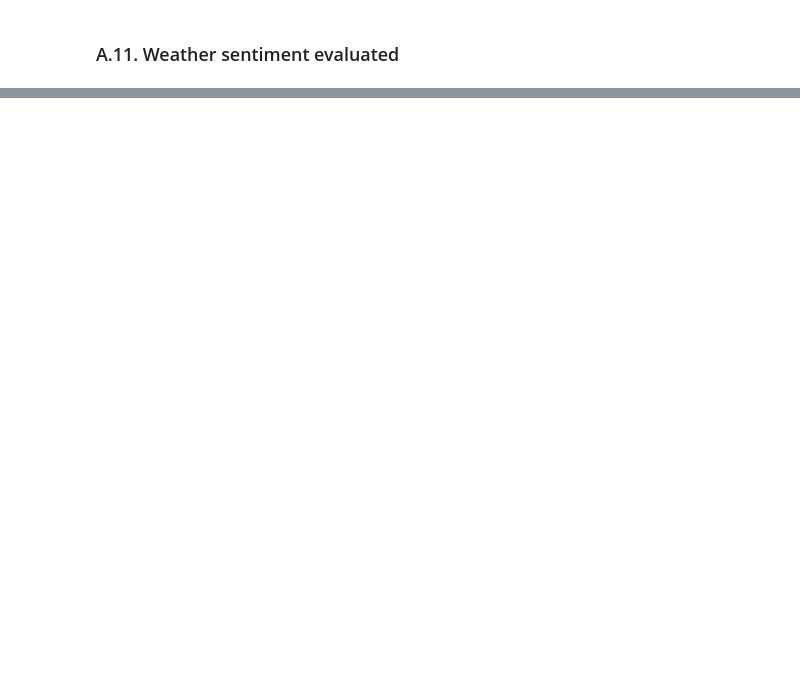
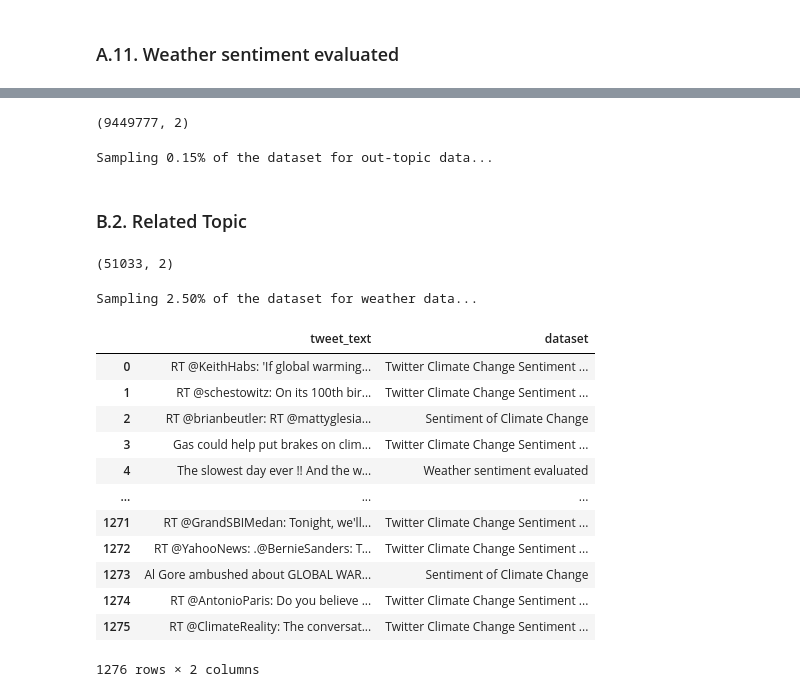
Before and after one commit to dhnhut/disaster-tweets, a Jupyter notebook: notebooks/1_2_extended_datasets.ipynb, the cells around one changed output, grey strips where cells are left out. Cells and saved outputs as stored; diff of their text form; code cells hidden in the pictures; blank space fills up the shorter version.

Commit message:
Export extendeds datasets

```diff
--- a/notebooks/1_2_extended_datasets.ipynb
+++ b/notebooks/1_2_extended_datasets.ipynb
@@ -203,7 +349,9 @@ Shape (3807585, 4)
 ### A.9. Sentiment of Climate Change
 # %%
 df_9 = load_dataset(
-    filepath=dataset_path / 'Sentiment of Climate Change' / '1377884570_tweet_global_warming.csv',
+    dataset="Sentiment of Climate Change",
+    file="1377884570_tweet_global_warming.csv",
+    map_columns={"tweet": "tweet_text"},
 )
 # %% [output]
 Shape (6090, 3)
@@ -217,7 +372,9 @@ Shape (6090, 3)
 ### A.10. Twitter Climate Change Sentiment Dataset
 # %%
 df_10 = load_dataset(
-    filepath=dataset_path / 'Twitter Climate Change Sentiment Dataset' / 'twitter_sentiment_data.csv',
+    dataset="Twitter Climate Change Sentiment Dataset",
+    file="twitter_sentiment_data.csv",
+    map_columns={"message": "tweet_text"},
 )
 # %% [output]
 Shape (43943, 3)
@@ -231,7 +395,9 @@ Shape (43943, 3)
 ### A.11. Weather sentiment evaluated
 # %%
 df_11 = load_dataset(
-    filepath=dataset_path / 'Weather sentiment evaluated' / 'weather-evaluated-agg-DFE.csv',
+    dataset="Weather sentiment evaluated",
+    file="weather-evaluated-agg-DFE.csv",
+    map_columns={"tweet_text": "tweet_text"},
 )
 # %% [output]
 Shape (1000, 18)
@@ -247,0 +421,13 @@ Shape (1000, 18)
+# %%
+df_out = pd.concat(
+    [df_1, df_2, df_3, df_4, df_5, df_6, df_8_train, df_8_test], ignore_index=True
+)
+df_out.shape
+# %% [output]
+(9449777, 2)
+# %%
+frac_out = config.DATA_FRACTION * config.DATA_OUT_TOPIC_FRACTION
+print(f"Sampling {frac_out:.2%} of the dataset for out-topic data...")
+df_out = df_out.sample(frac=frac_out, random_state=config.RANDOM_SEED).reset_index(drop=True)
+# %% [output]
+Sampling 0.15% of the dataset for out-topic data...
@@ -247,0 +438,26 @@ Shape (1000, 18)
+# %% [markdown]
+### B.2. Related Topic
+# %%
+df_weather = pd.concat([df_9, df_10, df_11], ignore_index=True)
+df_weather.shape
+# %% [output]
+(51033, 2)
+# %%
+frac_weather = config.DATA_FRACTION * config.DATA_WEATHER_FRACTION
+print(f"Sampling {frac_weather:.2%} of the dataset for weather data...")
+df_weather = df_weather.sample(frac=frac_weather).reset_index(drop=True)
+# %% [output]
+Sampling 2.50% of the dataset for weather data...
+|  | tweet_text | dataset |
+| 0 | RT @KeithHabs: 'If global warming... | Twitter Climate Change Sentiment ... |
+| 1 | RT @schestowitz: On its 100th bir... | Twitter Climate Change Sentiment ... |
+| 2 | RT @brianbeutler: RT @mattyglesia... | Sentiment of Climate Change |
+| 3 | Gas could help put brakes on clim... | Twitter Climate Change Sentiment ... |
+| 4 | The slowest day ever !! And the w... | Weather sentiment evaluated |
+| ... | ... | ... |
+| 1271 | RT @GrandSBIMedan: Tonight, we'll... | Twitter Climate Change Sentiment ... |
+| 1272 | RT @YahooNews: .@BernieSanders: T... | Twitter Climate Change Sentiment ... |
+| 1273 | Al Gore ambushed about GLOBAL WAR... | Sentiment of Climate Change |
+| 1274 | RT @AntonioParis: Do you believe ... | Twitter Climate Change Sentiment ... |
+| 1275 | RT @ClimateReality: The conversat... | Twitter Climate Change Sentiment ... |
+1276 rows × 2 columns
```
Also changed, not shown: parts of 18 cells of this notebook, 4 other files.
